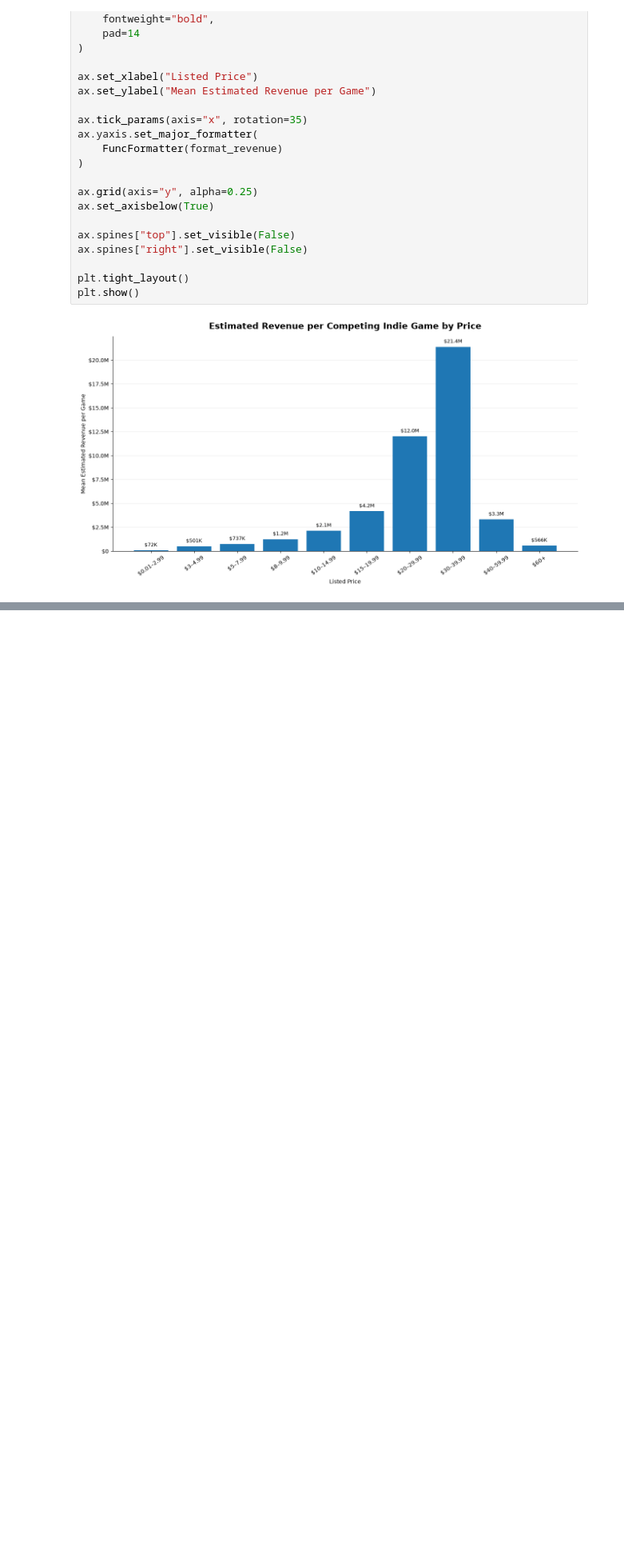
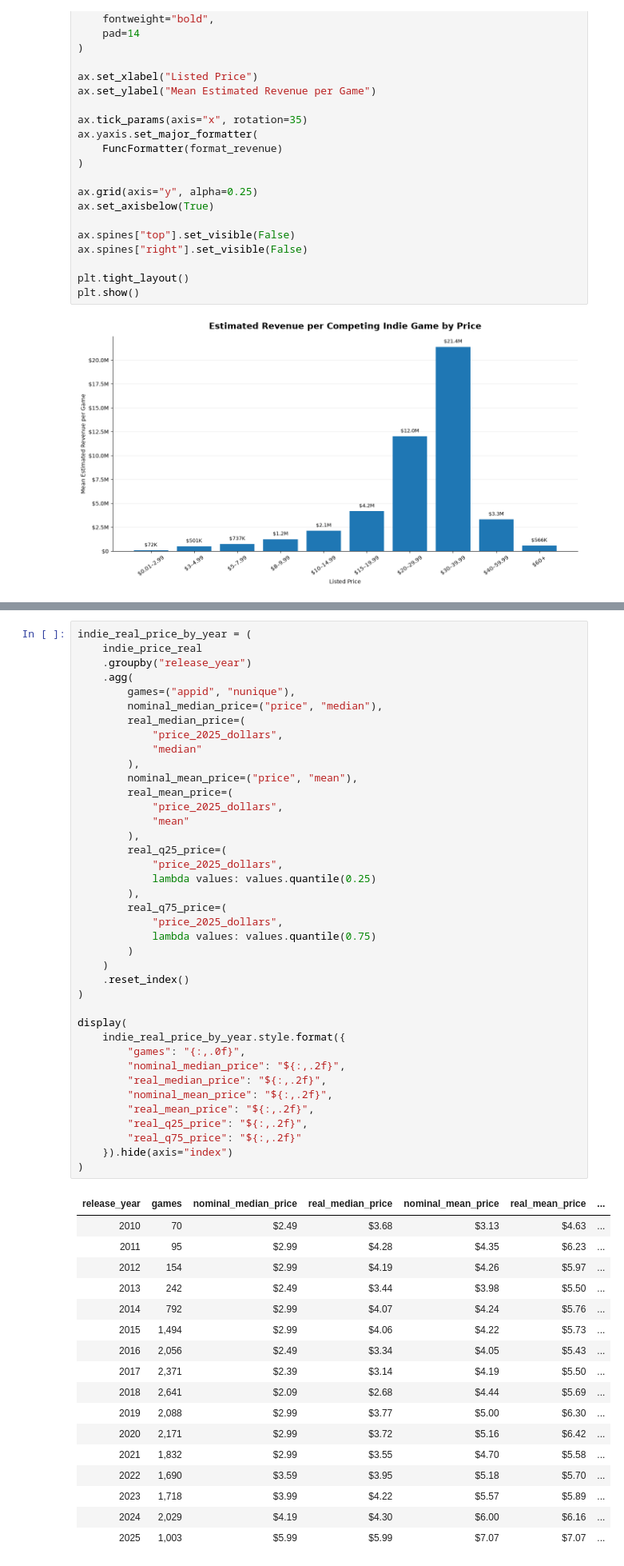
Before and after one commit to IRCSS/Steam-Data-Analyzer, a Jupyter notebook: notebooks/priceAnalysisOne.ipynb, the cells around one changed output, grey strips where cells are left out. Shown at 80% size. Cells and saved outputs as stored; diff of their text form; blank space fills up the shorter version.

```diff
--- a/notebooks/priceAnalysisOne.ipynb
+++ b/notebooks/priceAnalysisOne.ipynb
@@ -1102,0 +1506,57 @@ plt.show()
+# %%
+indie_real_price_by_year = (
+    indie_price_real
+    .groupby("release_year")
+    .agg(
+        games=("appid", "nunique"),
+        nominal_median_price=("price", "median"),
+        real_median_price=(
+            "price_2025_dollars",
+            "median"
+        ),
+        nominal_mean_price=("price", "mean"),
+        real_mean_price=(
+            "price_2025_dollars",
+            "mean"
+        ),
+        real_q25_price=(
+            "price_2025_dollars",
+            lambda values: values.quantile(0.25)
+        ),
+        real_q75_price=(
+            "price_2025_dollars",
+            lambda values: values.quantile(0.75)
+        )
+    )
+    .reset_index()
+)
+
+display(
+    indie_real_price_by_year.style.format({
+        "games": "{:,.0f}",
+        "nominal_median_price": "${:,.2f}",
+        "real_median_price": "${:,.2f}",
+        "nominal_mean_price": "${:,.2f}",
+        "real_mean_price": "${:,.2f}",
+        "real_q25_price": "${:,.2f}",
+        "real_q75_price": "${:,.2f}"
+    }).hide(axis="index")
+)
+# %% [output]
+| release_year | games | nominal_median_price | real_median_price | nominal_mean_price | real_mean_price | ... |
+| 2010 | 70 | $2.49 | $3.68 | $3.13 | $4.63 | ... |
+| 2011 | 95 | $2.99 | $4.28 | $4.35 | $6.23 | ... |
+| 2012 | 154 | $2.99 | $4.19 | $4.26 | $5.97 | ... |
+| 2013 | 242 | $2.49 | $3.44 | $3.98 | $5.50 | ... |
+| 2014 | 792 | $2.99 | $4.07 | $4.24 | $5.76 | ... |
+| 2015 | 1,494 | $2.99 | $4.06 | $4.22 | $5.73 | ... |
+| 2016 | 2,056 | $2.49 | $3.34 | $4.05 | $5.43 | ... |
+| 2017 | 2,371 | $2.39 | $3.14 | $4.19 | $5.50 | ... |
+| 2018 | 2,641 | $2.09 | $2.68 | $4.44 | $5.69 | ... |
+| 2019 | 2,088 | $2.99 | $3.77 | $5.00 | $6.30 | ... |
+| 2020 | 2,171 | $2.99 | $3.72 | $5.16 | $6.42 | ... |
+| 2021 | 1,832 | $2.99 | $3.55 | $4.70 | $5.58 | ... |
+| 2022 | 1,690 | $3.59 | $3.95 | $5.18 | $5.70 | ... |
+| 2023 | 1,718 | $3.99 | $4.22 | $5.57 | $5.89 | ... |
+| 2024 | 2,029 | $4.19 | $4.30 | $6.00 | $6.16 | ... |
+| 2025 | 1,003 | $5.99 | $5.99 | $7.07 | $7.07 | ... |
```
Also changed, not shown: parts of 11 cells of this notebook, 10 other files.
